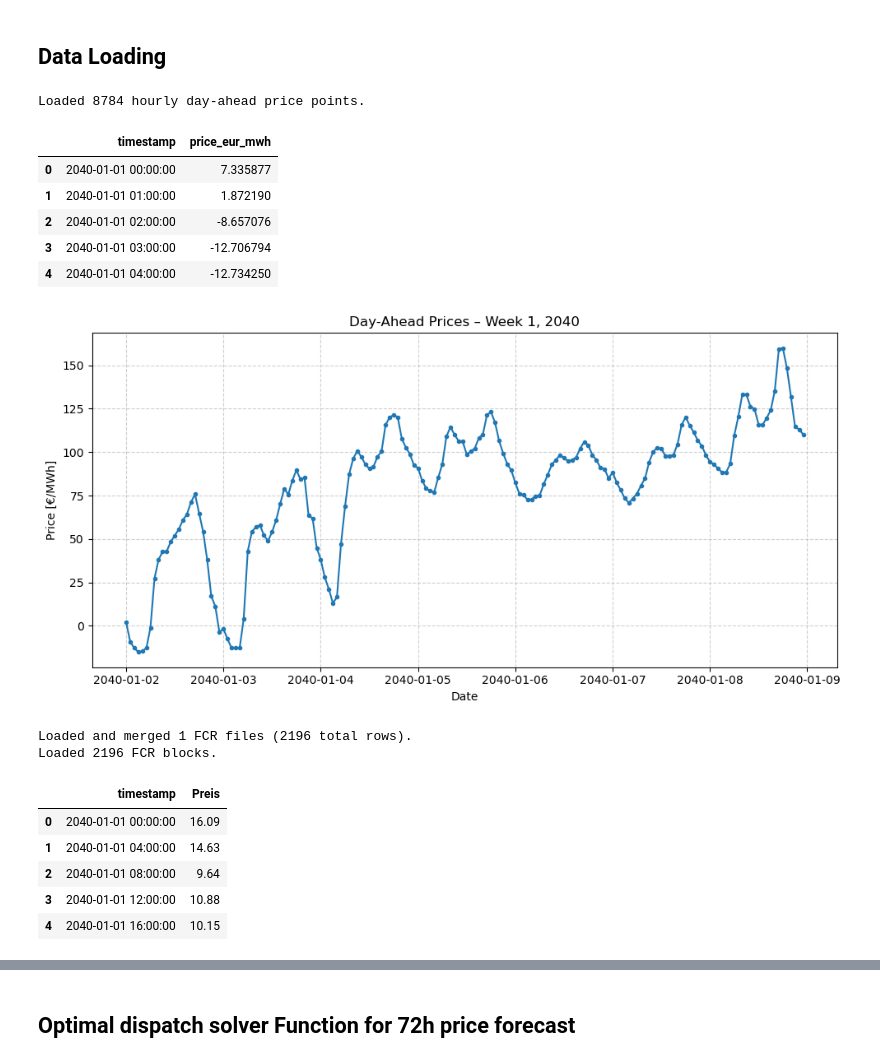
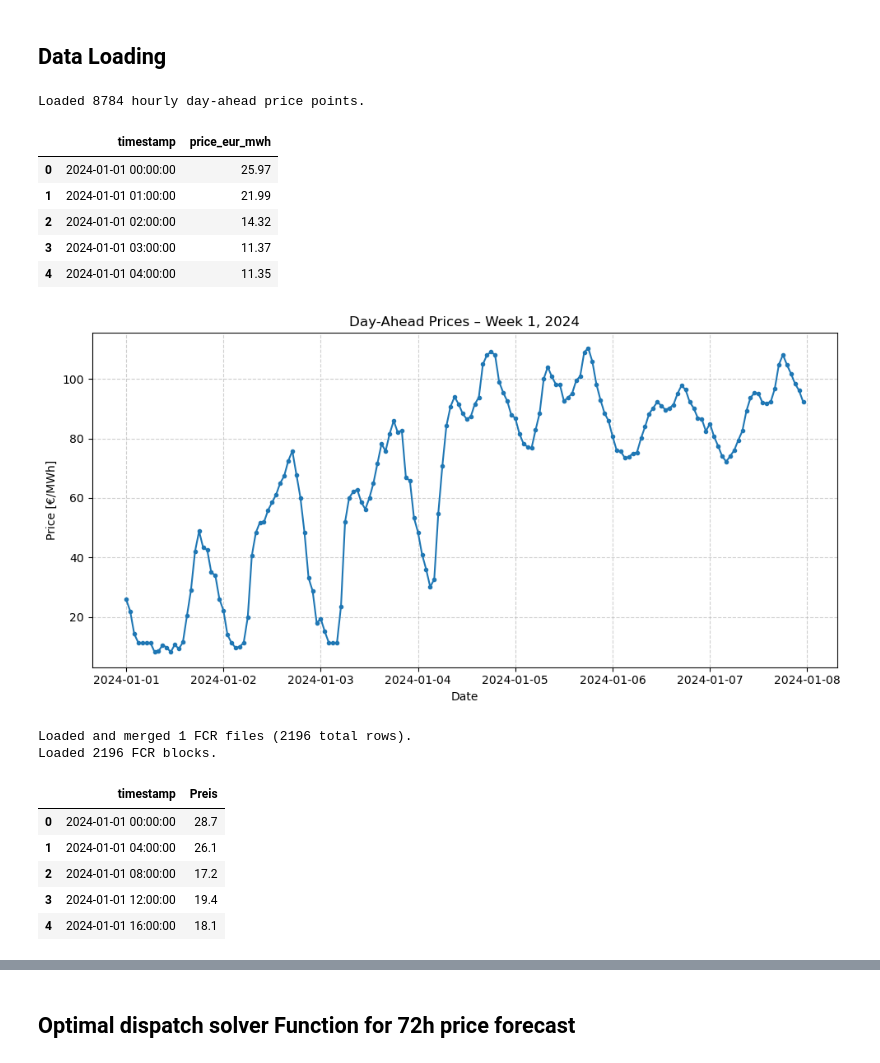
Before and after one commit to epaupe/Energy-Later, a Jupyter notebook: Optimal_Dispatch_Model_DA_FCR_AFRR _rolling.ipynb, the cells around one changed output, grey strips where cells are left out. Cells and saved outputs as stored; diff of their text form; code cells hidden in the pictures.

Commit message:
aFRR one year receding loop update with actual prices and weekly plot update.

```diff
--- a/Optimal_Dispatch_Model_DA_FCR_AFRR _rolling.ipynb
+++ b/Optimal_Dispatch_Model_DA_FCR_AFRR _rolling.ipynb
@@ -52,7 +52,7 @@ AFRR_Neg_Act_price = 32.19 #[CHF/MWh] #average activation price for aFRR down re
 # %%
 # Load Day-Ahead Market Prices
 da_folder = "data/energy-charts_day_ahead"
-years_to_load = [2040]  # available years span 2015-2024
+years_to_load = [2024]  # available years span 2015-2024
 
 # Load Day-Ahead Market Prices
 DA_prices_merged = load_da_market_data(da_folder, years_to_load)
@@ -72,21 +72,21 @@ DA_prices_merged.head()
 # %% [output]
 Loaded 8784 hourly day-ahead price points.
 |  | timestamp | price_eur_mwh |
-| 0 | 2040-01-01 00:00:00 | 7.335877 |
-| 1 | 2040-01-01 01:00:00 | 1.872190 |
-| 2 | 2040-01-01 02:00:00 | -8.657076 |
-| 3 | 2040-01-01 03:00:00 | -12.706794 |
-| 4 | 2040-01-01 04:00:00 | -12.734250 |
+| 0 | 2024-01-01 00:00:00 | 25.97 |
+| 1 | 2024-01-01 01:00:00 | 21.99 |
+| 2 | 2024-01-01 02:00:00 | 14.32 |
+| 3 | 2024-01-01 03:00:00 | 11.37 |
+| 4 | 2024-01-01 04:00:00 | 11.35 |
 # %%
-plot_DA_week(DA_prices_merged, year=2040, week=1) #Plot the DA prices for a given week
+plot_DA_week(DA_prices_merged, year=2024, week=1) #Plot the DA prices for a given week
 # %% [output]
-[figure, old version]
+[figure, new version]
 # %%
 # =========================
 # Load FCR (PRL) prices
 # =========================
 fcr_folder = "data/Swissgrid_PRL_SRL_TRL"
-years_to_load_FCR = [2040]
+years_to_load_FCR = [2024]
 
 merged_FCR = load_fcr_prices(fcr_folder, years_to_load_FCR).copy()
 # Timestamps in that CSV indicate the hour at which the 4h block starts.
@@ -101,9 +101,9 @@ merged_FCR.head()
 Loaded and merged 1 FCR files (2196 total rows).
 Loaded 2196 FCR blocks.
 |  | timestamp | Preis |
-| 0 | 2040-01-01 00:00:00 | 16.09 |
-| 1 | 2040-01-01 04:00:00 | 14.63 |
-| 2 | 2040-01-01 08:00:00 | 9.64 |
-| 3 | 2040-01-01 12:00:00 | 10.88 |
-| 4 | 2040-01-01 16:00:00 | 10.15 |
+| 0 | 2024-01-01 00:00:00 | 28.7 |
+| 1 | 2024-01-01 04:00:00 | 26.1 |
+| 2 | 2024-01-01 08:00:00 | 17.2 |
+| 3 | 2024-01-01 12:00:00 | 19.4 |
+| 4 | 2024-01-01 16:00:00 | 18.1 |
 # %%
```
Also changed, not shown: parts of 7 cells of this notebook, 1 other file.
